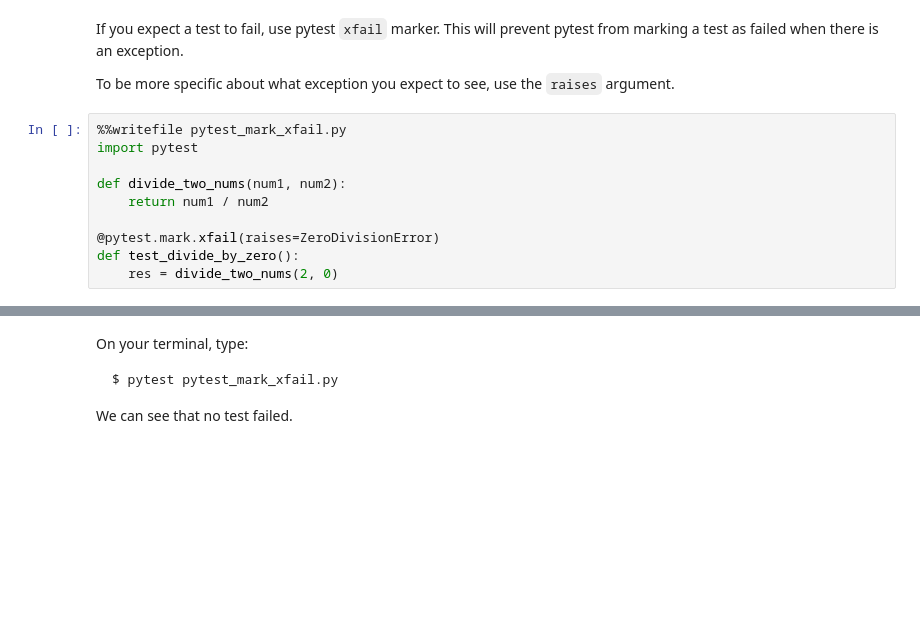
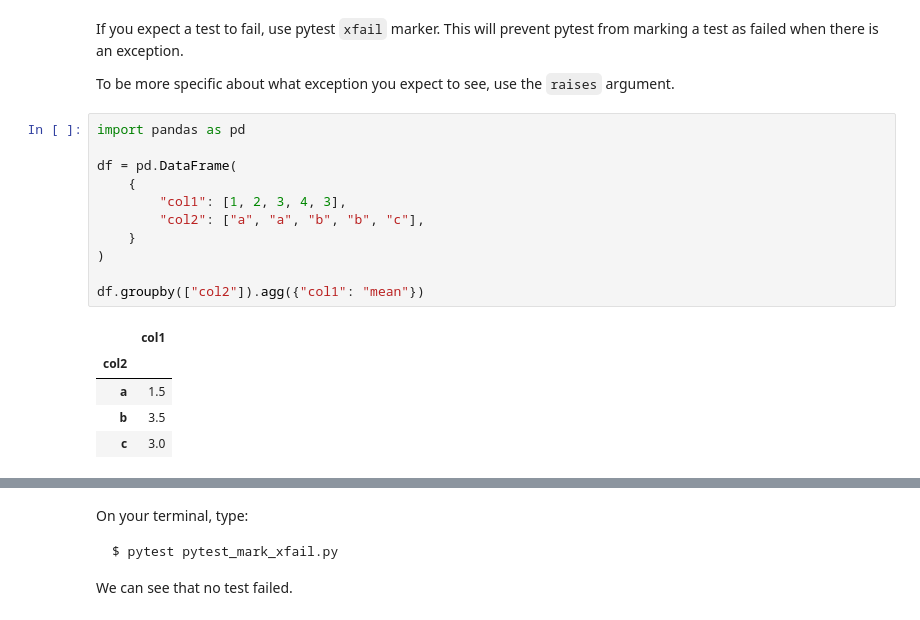
Before and after one commit to khuyentran1401/Efficient_Python_tricks_and_tools_for_data_scientists, a Jupyter notebook: docs/_sources/Chapter5/testing.ipynb, the cells around one changed output, grey strips where cells are left out. Saved outputs shown, nothing was run; the diff lists cells and outputs as text; blank space fills up the shorter version.

```diff
--- a/docs/_sources/Chapter5/testing.ipynb
+++ b/docs/_sources/Chapter5/testing.ipynb
@@ -487,13 +487,20 @@ pytest_skip.py::test_add_two SKIPPED (Eequires Python 3.9 or higher)     [100%]
 If you expect a test to fail, use pytest `xfail` marker. This will prevent pytest from marking a test as failed when there is an exception.
 
 To be more specific about what exception you expect to see, use the `raises` argument.
-# %%
-%%writefile pytest_mark_xfail.py
-import pytest
-
-def divide_two_nums(num1, num2):
-    return num1 / num2
-
-@pytest.mark.xfail(raises=ZeroDivisionError)
-def test_divide_by_zero():
-    res = divide_two_nums(2, 0)
+# %%
+import pandas as pd
+
+df = pd.DataFrame(
+    {
+        "col1": [1, 2, 3, 4, 3],
+        "col2": ["a", "a", "b", "b", "c"],
+    }
+)
+
+df.groupby(["col2"]).agg({"col1": "mean"})
+# %% [output]
+|  | col1 |
+| col2 |  |
+| a | 1.5 |
+| b | 3.5 |
+| c | 3.0 |
```
Also changed, not shown: parts of 7 cells of this notebook, 7 other files.
